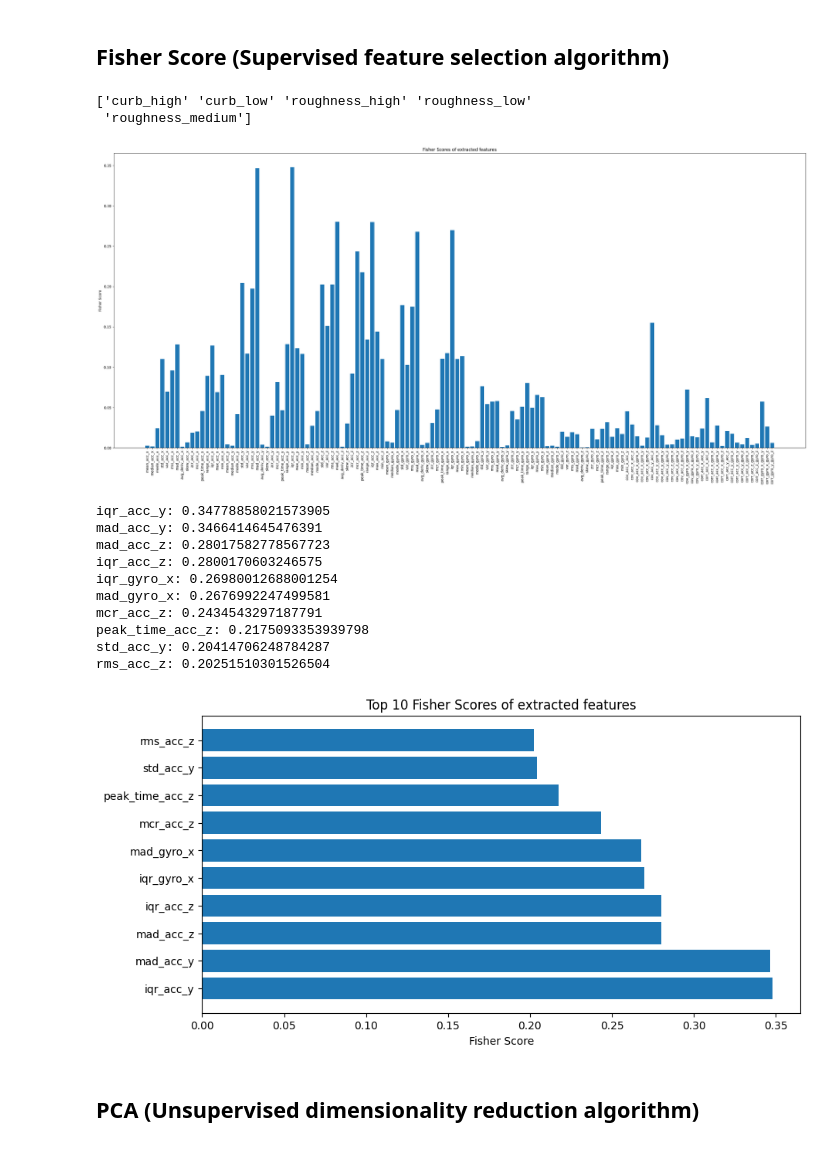
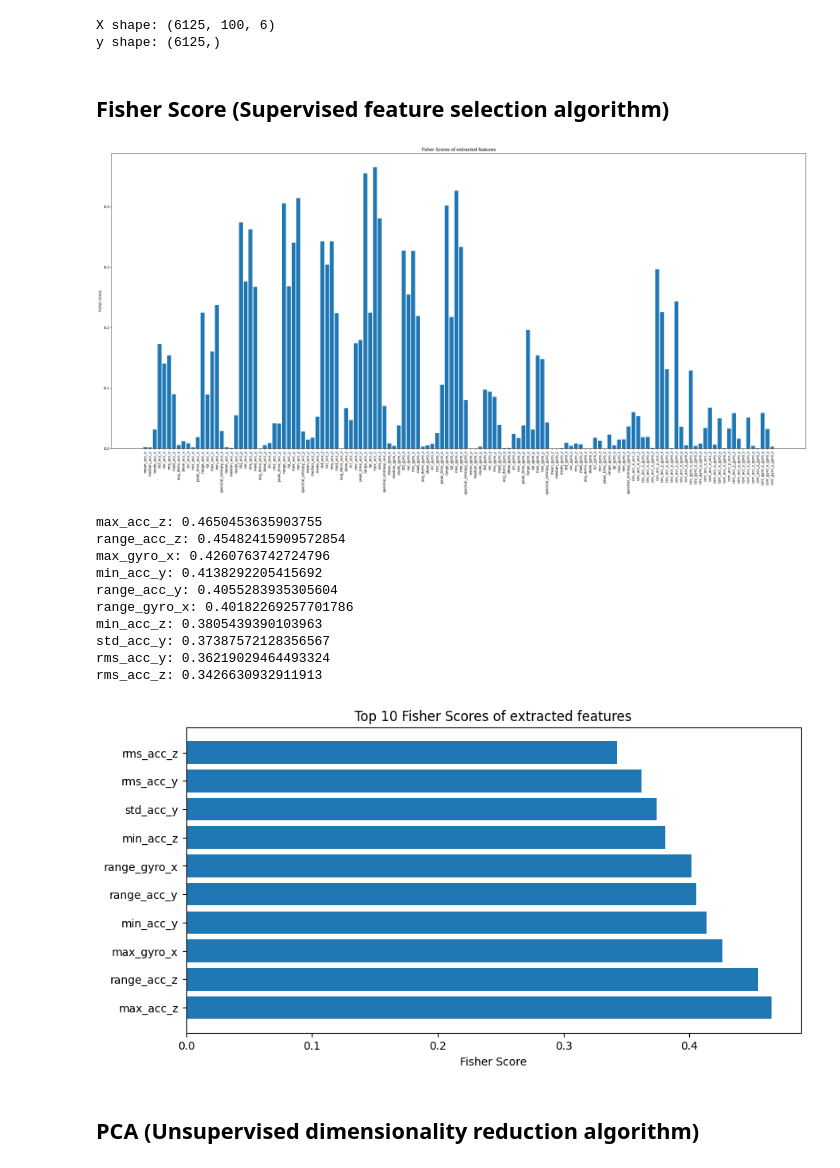
Before and after one commit to aalbayrak394/ComTec-I, a Jupyter notebook: notebooks/02-FeatureSelection.ipynb, the cells around one changed output. Saved outputs shown, nothing was run; the diff lists cells and outputs as text; code cells hidden in the pictures.

```diff
--- a/notebooks/02-FeatureSelection.ipynb
+++ b/notebooks/02-FeatureSelection.ipynb
@@ -47,47 +9,64 @@ Name: count, dtype: int64
+# %%
+NTP_INTERVALS = {
+    '1_marco': ('2024-05-28 15:21:46.830', '2024-05-28 15:36:21.000'),
+    '2_svenja': ('2024-05-28 15:39:02.218', '2024-05-28 15:52:16.613'),
+    '3_konstantin': ('2024-05-28 15:56:31.000', '2024-05-28 16:09:37.000'),
+    '4_aleyna': ('2024-05-28 16:11:26.149', '2024-05-28 16:21:35.000'),
+}
+
+pipeline = PreprocessingPipeline(ntp_intervals=NTP_INTERVALS)
+X, y = pipeline.get_full_data()
+y = y.astype(str)
+print(f'X shape: {X.shape}')
+print(f'y shape: {y.shape}')
+# %% [output]
+X shape: (6125, 100, 6)
+y shape: (6125,)
+# %%
+# Extract features
+X_features = compute_features(X)
 # %% [markdown]
 ## Fisher Score (Supervised feature selection algorithm)
 # %%
 import matplotlib.pyplot as plt
 
-fisher_scores = fisher_score(X_train, y_train)
+fisher_scores = fisher_score(X_features, y)
 
 # bar plot of fisher scores
 plt.figure(figsize=(35, 15))
 plt.title('Fisher Scores of extracted features')
-plt.bar(X_train.columns, fisher_scores)
+plt.bar(X_features.columns, fisher_scores)
 plt.ylabel('Fisher Score')
 plt.xticks(rotation=90)
 plt.show()
 # %% [output]
-['curb_high' 'curb_low' 'roughness_high' 'roughness_low'
- 'roughness_medium']
-[figure, old version]
+[figure, new version]
 # %%
 # Print top 10 features
 top_10_features = fisher_scores.argsort()[::-1][:10]
 for feat in top_10_features:
-    print(f'{X_train.columns[feat]}: {fisher_scores[feat]}')
+    print(f'{X_features.columns[feat]}: {fisher_scores[feat]}')
 
 # horizontal bar plot of best 10 features
 plt.figure(figsize=(10,5 ))
 plt.title('Top 10 Fisher Scores of extracted features')
-plt.barh(X_train.columns[top_10_features], fisher_scores[top_10_features])
+plt.barh(X_features.columns[top_10_features], fisher_scores[top_10_features])
 plt.xlabel('Fisher Score')
 
-plt.savefig('../results/fisher_scores.png')
+# plt.savefig('../results/fisher_scores.png')
 plt.show()
 # %% [output]
-iqr_acc_y: 0.34778858021573905
-mad_acc_y: 0.3466414645476391
-mad_acc_z: 0.28017582778567723
-iqr_acc_z: 0.2800170603246575
-iqr_gyro_x: 0.26980012688001254
-mad_gyro_x: 0.2676992247499581
-mcr_acc_z: 0.2434543297187791
-peak_time_acc_z: 0.2175093353939798
-std_acc_y: 0.20414706248784287
-rms_acc_z: 0.20251510301526504
+max_acc_z: 0.4650453635903755
+range_acc_z: 0.45482415909572854
+max_gyro_x: 0.4260763742724796
+min_acc_y: 0.4138292205415692
+range_acc_y: 0.4055283935305604
+range_gyro_x: 0.40182269257701786
+min_acc_z: 0.3805439390103963
+std_acc_y: 0.37387572128356567
+rms_acc_y: 0.36219029464493324
+rms_acc_z: 0.3426630932911913
-[figure, old version]
+[figure, new version]
 # %% [markdown]
 ## PCA (Unsupervised dimensionality reduction algorithm)
 # %%
```
Also changed, not shown: parts of 13 cells of this notebook, 6 other files.
